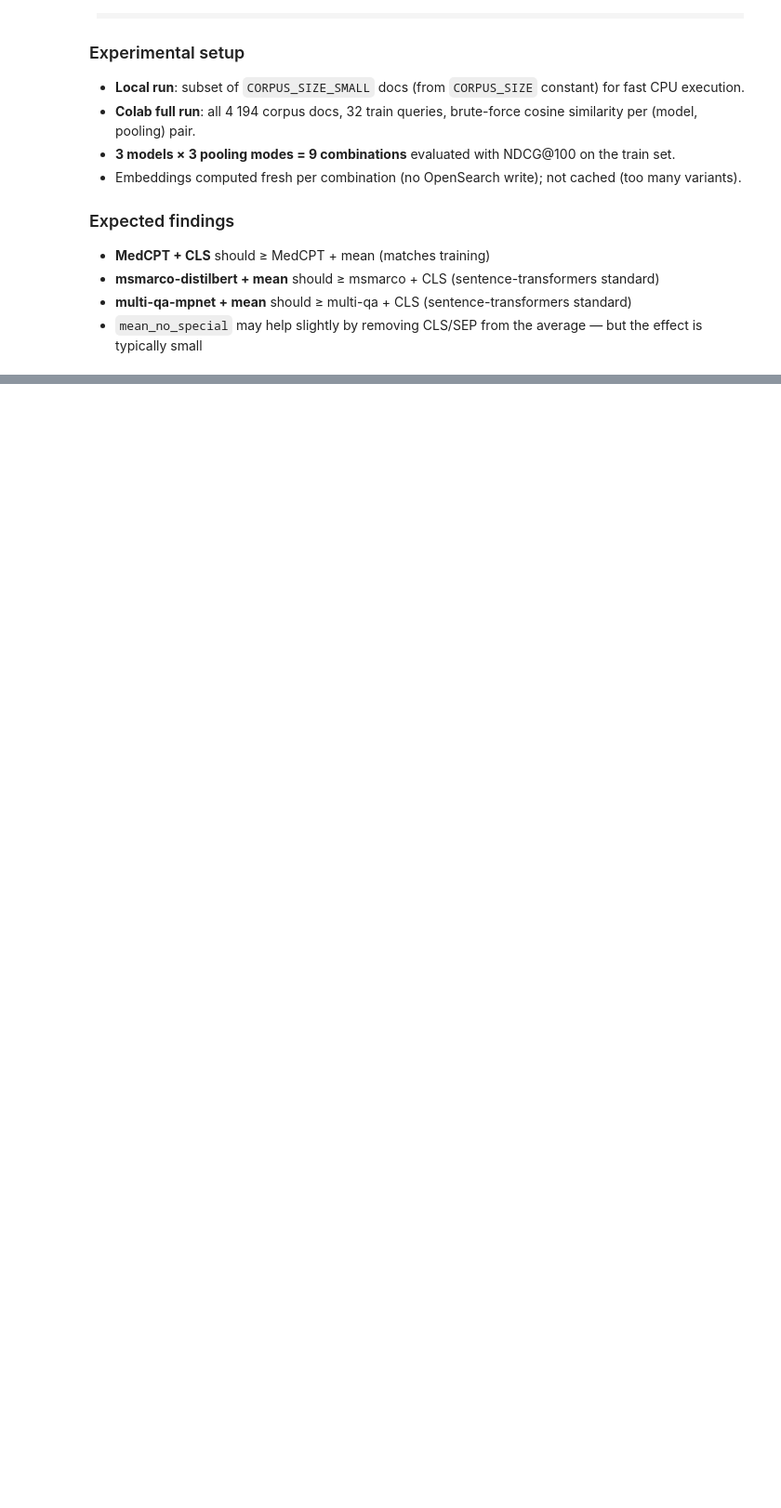
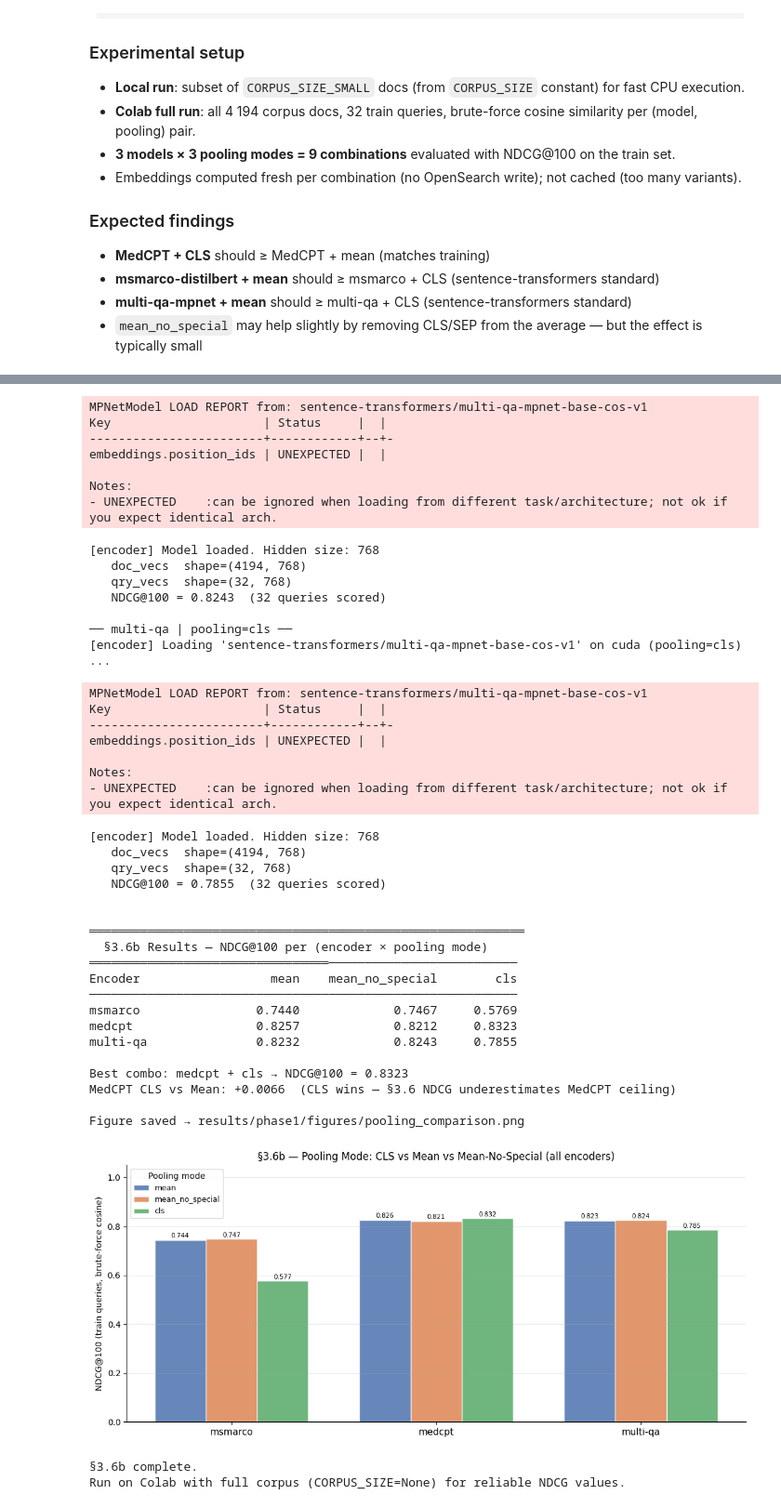
Before and after one commit to fmssilva/NLP_BioMedical_Agent, a Jupyter notebook: tasks/phase1_search.ipynb, the cells around one changed output, grey strips where cells are left out. Shown at 93% size. Saved outputs shown, nothing was run; the diff lists cells and outputs as text; code cells hidden in the pictures; blank space fills up the shorter version.

Commit message:
notebook updated colab

```diff
--- a/tasks/phase1_search.ipynb
+++ b/tasks/phase1_search.ipynb
@@ -2198,15 +2210,15 @@ import matplotlib.pyplot as plt
 from src.embeddings.encoder import Encoder, POOLING_MEAN, POOLING_MEAN_NO_SPECIAL, POOLING_CLS
 from src.data.query_builder import build_query
 
-# ─────────────────────────────────────────────────────────────────────────────
+# ────────────────────────────────────────────────────
 # 1. Build corpus subset and query texts (reuse notebook-level variables)
-# ─────────────────────────────────────────────────────────────────────────────
+# ────────────────────────────────────────────────────
 # Respect CORPUS_SIZE for local fast runs; None → full corpus
 if CORPUS_SIZE is not None:
-    corpus_subset = all_docs[:CORPUS_SIZE]
+    corpus_subset = corpus[:CORPUS_SIZE]
     print(f"[LOCAL] Using corpus subset: {len(corpus_subset)} docs (CORPUS_SIZE={CORPUS_SIZE})")
 else:
-    corpus_subset = all_docs
+    corpus_subset = corpus
     print(f"[FULL] Using full corpus: {len(corpus_subset)} docs")
 
 corpus_ids   = [d["id"] for d in corpus_subset]
@@ -2219,11 +2231,11 @@ query_text_list = [build_query(t, BEST_QUERY_FIELD) for t in train_topics]
 print(f"Queries: {len(query_text_list)}")
 print(f"Sample query: {query_text_list[0][:80]}")
 
-# ─────────────────────────────────────────────────────────────────────────────
+# ────────────────────────────────────────────────────
 # 2. Encoder definitions
 #    ENCODERS_LIST = [(alias, hf_model_id, dim), ...]
 #    MedCPT is asymmetric: document model != query model
-# ─────────────────────────────────────────────────────────────────────────────
+# ────────────────────────────────────────────────────
 _MEDCPT_QUERY_MODEL = "ncbi/MedCPT-Query-Encoder"
 
 # Build: {alias: (doc_model, query_model)}
@@ -2238,9 +2250,9 @@ print("\nEncoder definitions:")
 for alias, (doc_m, qry_m) in encoder_defs.items():
     print(f"  {alias:15s} doc={doc_m}  |  query={qry_m}")
 
-# ─────────────────────────────────────────────────────────────────────────────
+# ────────────────────────────────────────────────────
 # 3. NDCG@100 helper (pure-Python cosine brute-force)
-# ─────────────────────────────────────────────────────────────────────────────
+# ────────────────────────────────────────────────────
 def cosine_rank(query_vec: np.ndarray, doc_vecs: np.ndarray, doc_ids: list) -> list:
     """Return [(doc_id, cosine_score), ...] sorted descending. Vecs must be L2-normalised."""
     scores = doc_vecs @ query_vec           # dot product = cosine when unit vectors
@@ -2248,15 +2260,16 @@ def cosine_rank(query_vec: np.ndarray, doc_vecs: np.ndarray, doc_ids: list) -> l
     return [(doc_ids[i], float(scores[i])) for i in order]
 
 def ndcg_at_100(ranked: list, qrel: dict, k: int = 100) -> float:
+    """run_topic = [(pmid, score), ...] ranked list."""
     actual_rels = [qrel.get(pmid, 0) for pmid, _ in ranked[:k]]
     dcg   = sum((2**r - 1) / math.log2(i + 2) for i, r in enumerate(actual_rels) if r > 0)
     ideal = sorted(qrel.values(), reverse=True)
     idcg  = sum((2**r - 1) / math.log2(i + 2) for i, r in enumerate(ideal[:k]) if r > 0)
     return dcg / idcg if idcg > 0 else 0.0
 
-# ─────────────────────────────────────────────────────────────────────────────
+# ────────────────────────────────────────────────────
 # 4. Evaluate all 9 (encoder × pooling) combinations
-# ─────────────────────────────────────────────────────────────────────────────
+# ────────────────────────────────────────────────────
 POOLING_MODES = [
     (POOLING_MEAN,            "mean"),
     (POOLING_MEAN_NO_SPECIAL, "mean_no_special"),
@@ -2293,12 +2306,12 @@ for alias, (doc_model, qry_model) in encoder_defs.items():
         results_36b[combo_key] = mean_val
         print(f"   NDCG@100 = {mean_val:.4f}  ({len(ndcg_scores)} queries scored)")
 
-# ─────────────────────────────────────────────────────────────────────────────
+# ────────────────────────────────────────────────────
 # 5. Results table
-# ─────────────────────────────────────────────────────────────────────────────
-print("\n\n══════════════════════════════════════════════════════════════════════════")
+# ────────────────────────────────────────────────────
+print("\n\n════════════════════════════════════════════════════════════")
 print("  §3.6b Results — NDCG@100 per (encoder × pooling mode)")
-print("══════════════════════════════════════════════════════════════════════════")
+print("═════════════════════════════════──────────────────────────")
 header = f"{'Encoder':<18} {'mean':>10} {'mean_no_special':>18} {'cls':>10}"
 print(header)
 print("─" * len(header))
@@ -2316,9 +2329,9 @@ if ref_medcpt_mean and ref_medcpt_cls:
     print(f"MedCPT CLS vs Mean: {sign}{delta:.4f}  "
           f"({'CLS wins — §3.6 NDCG underestimates MedCPT ceiling' if delta > 0 else 'mean OK or better — §3.6 result stands'})")
 
-# ─────────────────────────────────────────────────────────────────────────────
+# ────────────────────────────────────────────────────
 # 6. Grouped bar chart
-# ─────────────────────────────────────────────────────────────────────────────
+# ────────────────────────────────────────────────────
 aliases        = list(encoder_defs.keys())
 pooling_labels = [pl for _, pl in POOLING_MODES]
 x      = np.arange(len(aliases))
@@ -2353,3 +2366,4 @@ if CORPUS_SIZE is None:
 plt.show()
 print("\n§3.6b complete.")
 print("Run on Colab with full corpus (CORPUS_SIZE=None) for reliable NDCG values.")
+# %% [output]
@@ -2356,3 +2435,46 @@ print("Run on Colab with full corpus (CORPUS_SIZE=None) for reliable NDCG values
+MPNetModel LOAD REPORT from: sentence-transformers/multi-qa-mpnet-base-cos-v1
+Key                     | Status     |  |
+------------------------+------------+--+-
+embeddings.position_ids | UNEXPECTED |  |
+
+Notes:
+- UNEXPECTED    :can be ignored when loading from different task/architecture; not ok if you expect identical arch.
+[encoder] Model loaded. Hidden size: 768
+   doc_vecs  shape=(4194, 768)
+   qry_vecs  shape=(32, 768)
+   NDCG@100 = 0.8243  (32 queries scored)
+
+── multi-qa | pooling=cls ──
+[encoder] Loading 'sentence-transformers/multi-qa-mpnet-base-cos-v1' on cuda (pooling=cls) ...
+MPNetModel LOAD REPORT from: sentence-transformers/multi-qa-mpnet-base-cos-v1
+Key                     | Status     |  |
+------------------------+------------+--+-
+embeddings.position_ids | UNEXPECTED |  |
+
+Notes:
+- UNEXPECTED    :can be ignored when loading from different task/architecture; not ok if you expect identical arch.
+[encoder] Model loaded. Hidden size: 768
+   doc_vecs  shape=(4194, 768)
+   qry_vecs  shape=(32, 768)
+   NDCG@100 = 0.7855  (32 queries scored)
+
+
+════════════════════════════════════════════════════════════
+  §3.6b Results — NDCG@100 per (encoder × pooling mode)
+═════════════════════════════════──────────────────────────
+Encoder                  mean    mean_no_special        cls
+───────────────────────────────────────────────────────────
+msmarco                0.7440             0.7467     0.5769
+medcpt                 0.8257             0.8212     0.8323
+multi-qa               0.8232             0.8243     0.7855
+
+Best combo: medcpt + cls → NDCG@100 = 0.8323
+MedCPT CLS vs Mean: +0.0066  (CLS wins — §3.6 NDCG underestimates MedCPT ceiling)
+
+Figure saved → results/phase1/figures/pooling_comparison.png
+[figure, added]
+§3.6b complete.
+Run on Colab with full corpus (CORPUS_SIZE=None) for reliable NDCG values.
 # %% [markdown]
 ---
 ## 3.7 — Tuning Summary & Locked Configuration
```
Also changed, not shown: parts of 23 cells of this notebook.
